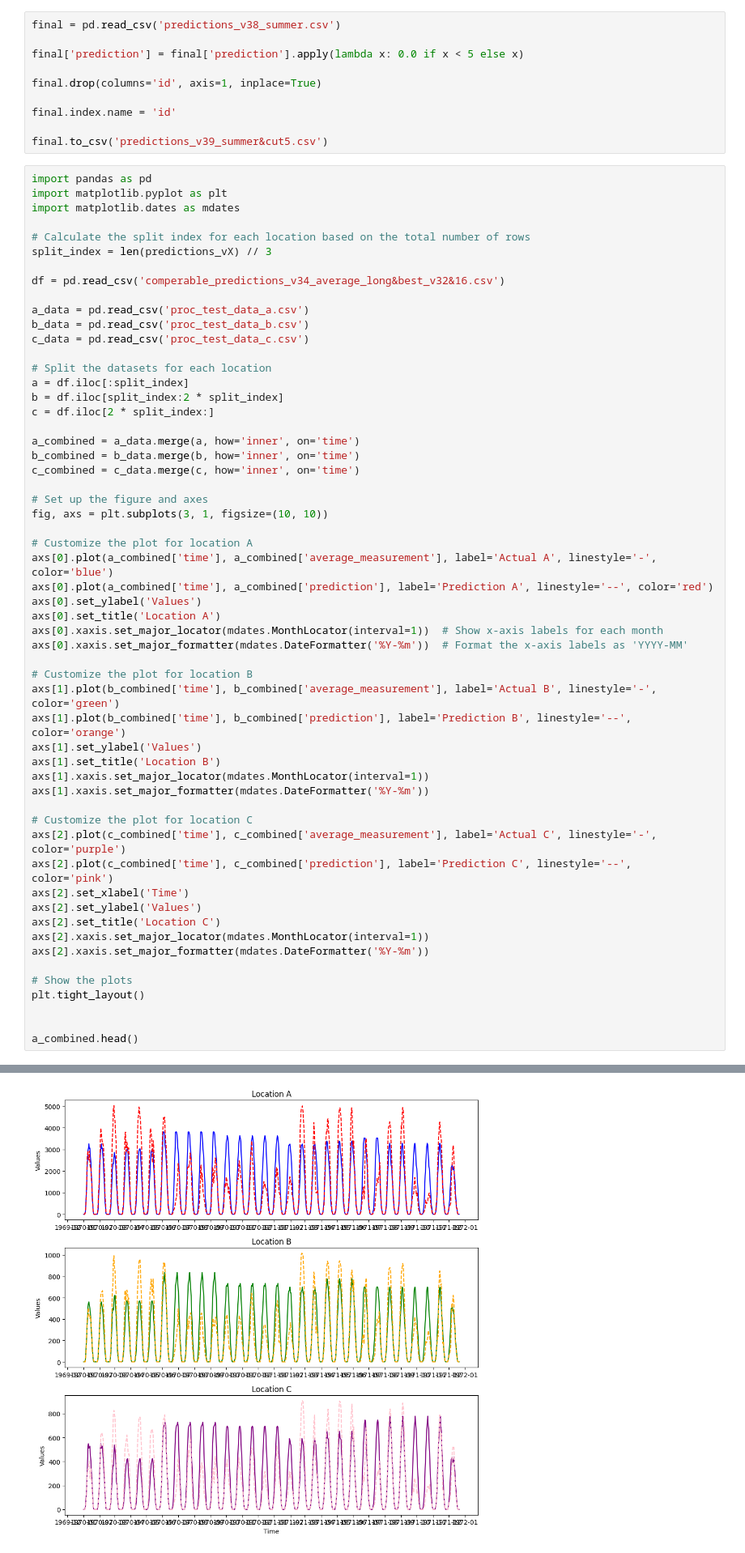
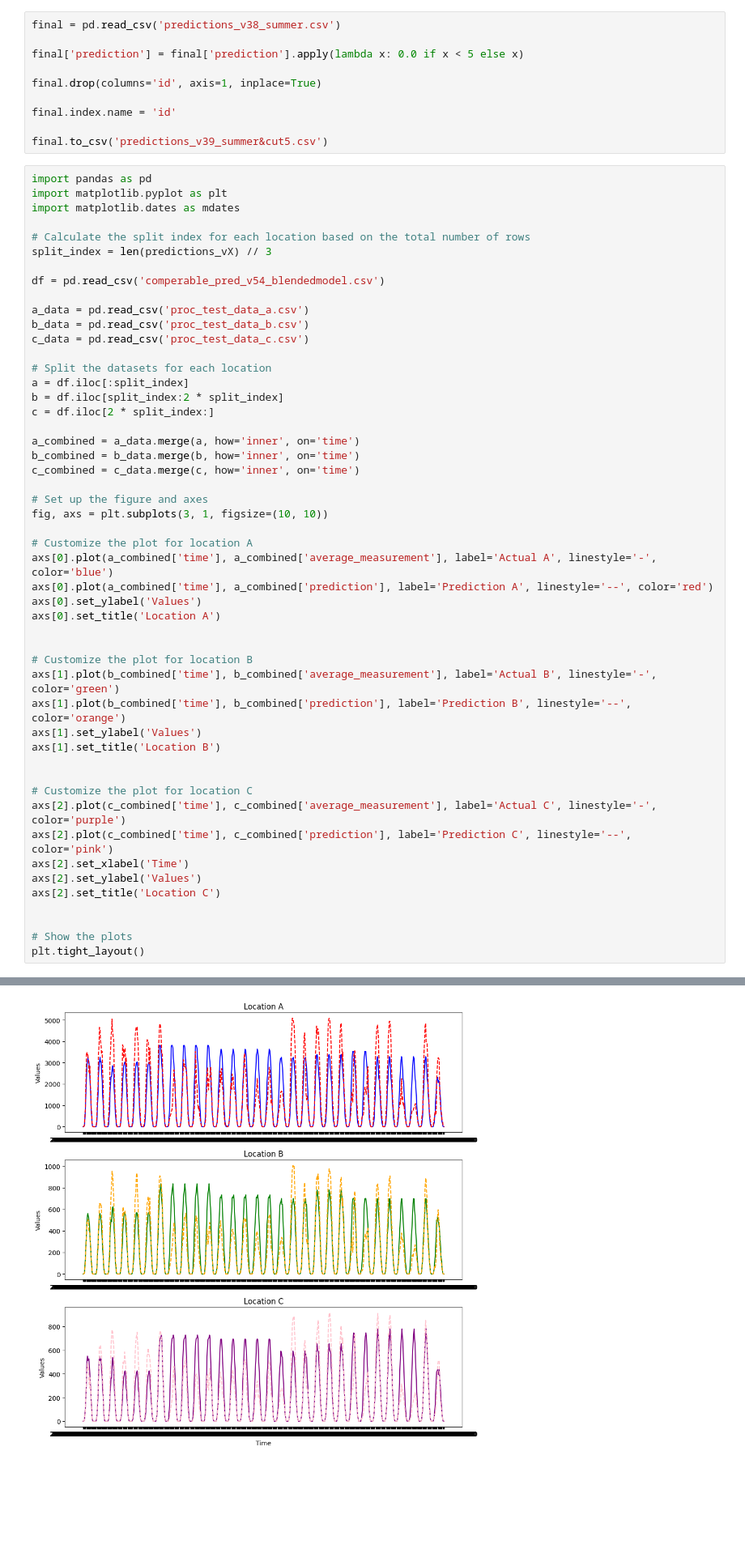
Before and after one commit to J-Ness/Solar-Energy-Production-Forecasting, a Jupyter notebook: data/automl.ipynb, the cells around one changed output, grey strips where cells are left out. Shown at 81% size. Cells and saved outputs as stored; diff of their text form; blank space fills up the shorter version.

```diff
--- a/data/automl.ipynb
+++ b/data/automl.ipynb
@@ -1292,7 +1107,7 @@ import matplotlib.dates as mdates
 # Calculate the split index for each location based on the total number of rows
 split_index = len(predictions_vX) // 3
 
-df = pd.read_csv('comperable_predictions_v34_average_long&best_v32&16.csv')
+df = pd.read_csv('comperable_pred_v54_blendedmodel.csv')
 
 a_data = pd.read_csv('proc_test_data_a.csv')
 b_data = pd.read_csv('proc_test_data_b.csv')
@@ -1315,16 +1130,14 @@ axs[0].plot(a_combined['time'], a_combined['average_measurement'], label='Actual
 axs[0].plot(a_combined['time'], a_combined['prediction'], label='Prediction A', linestyle='--', color='red')
 axs[0].set_ylabel('Values')
 axs[0].set_title('Location A')
-axs[0].xaxis.set_major_locator(mdates.MonthLocator(interval=1))  # Show x-axis labels for each month
-axs[0].xaxis.set_major_formatter(mdates.DateFormatter('%Y-%m'))  # Format the x-axis labels as 'YYYY-MM'
+
 
 # Customize the plot for location B
 axs[1].plot(b_combined['time'], b_combined['average_measurement'], label='Actual B', linestyle='-', color='green')
 axs[1].plot(b_combined['time'], b_combined['prediction'], label='Prediction B', linestyle='--', color='orange')
 axs[1].set_ylabel('Values')
 axs[1].set_title('Location B')
-axs[1].xaxis.set_major_locator(mdates.MonthLocator(interval=1))
-axs[1].xaxis.set_major_formatter(mdates.DateFormatter('%Y-%m'))
+
 
 # Customize the plot for location C
 axs[2].plot(c_combined['time'], c_combined['average_measurement'], label='Actual C', linestyle='-', color='purple')
@@ -1332,12 +1145,8 @@ axs[2].plot(c_combined['time'], c_combined['prediction'], label='Prediction C',
 axs[2].set_xlabel('Time')
 axs[2].set_ylabel('Values')
 axs[2].set_title('Location C')
-axs[2].xaxis.set_major_locator(mdates.MonthLocator(interval=1))
-axs[2].xaxis.set_major_formatter(mdates.DateFormatter('%Y-%m'))
+
 
 # Show the plots
 plt.tight_layout()
-
-
-a_combined.head()
 # %% [output]
@@ -1351 +1153 @@ a_combined.head()
-[figure, old version]
+[figure, new version]
```
Also changed, not shown: parts of 28 cells of this notebook.
